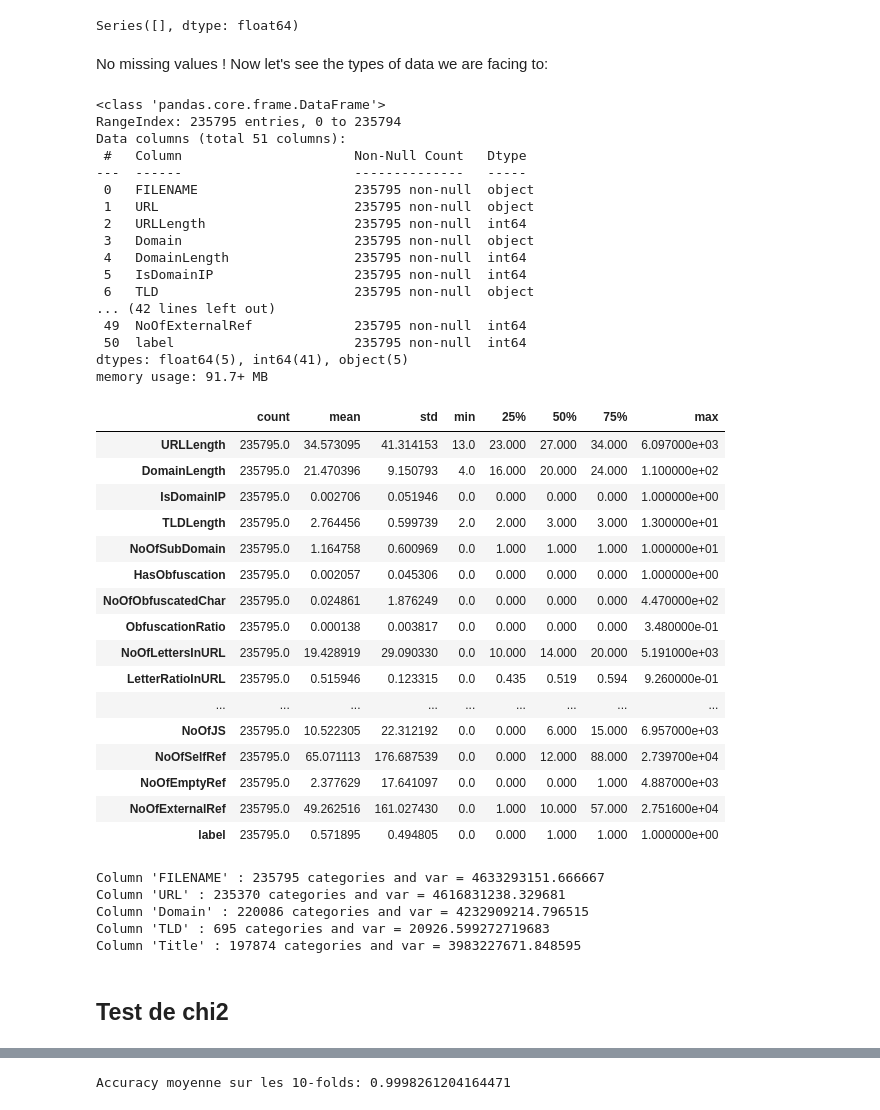
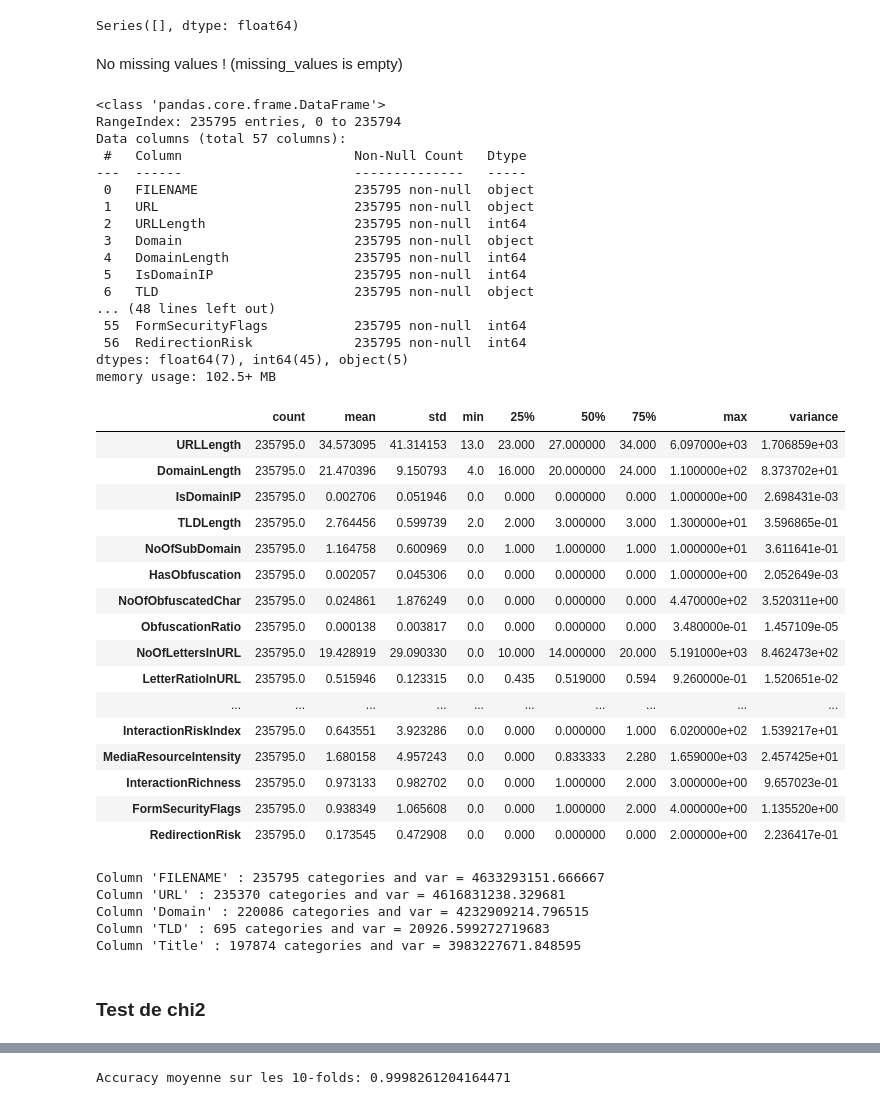
Before and after one commit to mathildadmbl/challenge2, a Jupyter notebook: challenge_2.ipynb, the cells around one changed output, grey strips where cells are left out. Cells and saved outputs as stored; diff of their text form; code cells hidden in the pictures.

```diff
--- a/challenge_2.ipynb
+++ b/challenge_2.ipynb
@@ -29,0 +30,17 @@ Let's check if there are some missing values:
+# %%
+# A high intensity of obfuscated character could be suspicious
+df['ObfuscationIntensity'] = df['NoOfObfuscatedChar'] / df['DomainLength']
+
+# Many interactions on a web page could be suspicious
+# Phising web sites could use pop ups and hidden fields to trap the victimes
+df['InteractionRiskIndex'] = df['NoOfPopup'] + df['HasExternalFormSubmit'] + df['HasHiddenFields']
+
+# A high media resource intensity could show a well developed and professional website
+df['MediaResourceIntensity'] = (df['NoOfImage'] + df['NoOfCSS'] + df['NoOfJS']) / df['URLLength']
+
+# Hackers use interaction tools to collect sensitive informations
+df['InteractionRichness'] = df['HasSubmitButton'] + df['HasPasswordField'] + df['HasSocialNet']
+df['FormSecurityFlags'] = df['HasSubmitButton'] + df['HasPasswordField'] + df['HasExternalFormSubmit'] + df['HasHiddenFields']
+
+# Hackers use redirection to trap people
+df['RedirectionRisk'] = df['NoOfURLRedirect'] + df['NoOfSelfRedirect']
@@ -32,14 +51,14 @@ missing_values = df.isnull().mean()
 print(missing_values[missing_values>0])
 # %% [output]
 Series([], dtype: float64)
-# %% [markdown]
-No missing values ! Now let's see the types of data we are facing to:
+# %% [markdown]
+No missing values ! (missing_values is empty)
 # %%
 df.info()
 # %% [output]
 <class 'pandas.core.frame.DataFrame'>
 RangeIndex: 235795 entries, 0 to 235794
-Data columns (total 51 columns):
+Data columns (total 57 columns):
  #   Column                      Non-Null Count   Dtype
 ---  ------                      --------------   -----
  0   FILENAME                    235795 non-null  object
@@ -49,31 +68,34 @@ Data columns (total 51 columns):
  4   DomainLength                235795 non-null  int64
  5   IsDomainIP                  235795 non-null  int64
  6   TLD                         235795 non-null  object
-... (42 lines left out)
- 49  NoOfExternalRef             235795 non-null  int64
- 50  label                       235795 non-null  int64
-dtypes: float64(5), int64(41), object(5)
-memory usage: 91.7+ MB
+... (48 lines left out)
+ 55  FormSecurityFlags           235795 non-null  int64
+ 56  RedirectionRisk             235795 non-null  int64
+dtypes: float64(7), int64(45), object(5)
+memory usage: 102.5+ MB
-# %%
-df.describe().T
-# %% [output]
-|  | count | mean | std | min | 25% | 50% | 75% | max |
-| URLLength | 235795.0 | 34.573095 | 41.314153 | 13.0 | 23.000 | 27.000 | 34.000 | 6.097000e+03 |
-| DomainLength | 235795.0 | 21.470396 | 9.150793 | 4.0 | 16.000 | 20.000 | 24.000 | 1.100000e+02 |
-| IsDomainIP | 235795.0 | 0.002706 | 0.051946 | 0.0 | 0.000 | 0.000 | 0.000 | 1.000000e+00 |
-| TLDLength | 235795.0 | 2.764456 | 0.599739 | 2.0 | 2.000 | 3.000 | 3.000 | 1.300000e+01 |
-| NoOfSubDomain | 235795.0 | 1.164758 | 0.600969 | 0.0 | 1.000 | 1.000 | 1.000 | 1.000000e+01 |
-| HasObfuscation | 235795.0 | 0.002057 | 0.045306 | 0.0 | 0.000 | 0.000 | 0.000 | 1.000000e+00 |
-| NoOfObfuscatedChar | 235795.0 | 0.024861 | 1.876249 | 0.0 | 0.000 | 0.000 | 0.000 | 4.470000e+02 |
-| ObfuscationRatio | 235795.0 | 0.000138 | 0.003817 | 0.0 | 0.000 | 0.000 | 0.000 | 3.480000e-01 |
-| NoOfLettersInURL | 235795.0 | 19.428919 | 29.090330 | 0.0 | 10.000 | 14.000 | 20.000 | 5.191000e+03 |
-| LetterRatioInURL | 235795.0 | 0.515946 | 0.123315 | 0.0 | 0.435 | 0.519 | 0.594 | 9.260000e-01 |
-| ... | ... | ... | ... | ... | ... | ... | ... | ... |
-| NoOfJS | 235795.0 | 10.522305 | 22.312192 | 0.0 | 0.000 | 6.000 | 15.000 | 6.957000e+03 |
-| NoOfSelfRef | 235795.0 | 65.071113 | 176.687539 | 0.0 | 0.000 | 12.000 | 88.000 | 2.739700e+04 |
-| NoOfEmptyRef | 235795.0 | 2.377629 | 17.641097 | 0.0 | 0.000 | 0.000 | 1.000 | 4.887000e+03 |
-| NoOfExternalRef | 235795.0 | 49.262516 | 161.027430 | 0.0 | 1.000 | 10.000 | 57.000 | 2.751600e+04 |
-| label | 235795.0 | 0.571895 | 0.494805 | 0.0 | 0.000 | 1.000 | 1.000 | 1.000000e+00 |
+# %%
+stats = df.describe()
+variances = df.select_dtypes(exclude='object').var()
+stats.loc['variance'] = variances
+stats.T
+# %% [output]
+|  | count | mean | std | min | 25% | 50% | 75% | max | variance |
+| URLLength | 235795.0 | 34.573095 | 41.314153 | 13.0 | 23.000 | 27.000000 | 34.000 | 6.097000e+03 | 1.706859e+03 |
+| DomainLength | 235795.0 | 21.470396 | 9.150793 | 4.0 | 16.000 | 20.000000 | 24.000 | 1.100000e+02 | 8.373702e+01 |
+| IsDomainIP | 235795.0 | 0.002706 | 0.051946 | 0.0 | 0.000 | 0.000000 | 0.000 | 1.000000e+00 | 2.698431e-03 |
+| TLDLength | 235795.0 | 2.764456 | 0.599739 | 2.0 | 2.000 | 3.000000 | 3.000 | 1.300000e+01 | 3.596865e-01 |
+| NoOfSubDomain | 235795.0 | 1.164758 | 0.600969 | 0.0 | 1.000 | 1.000000 | 1.000 | 1.000000e+01 | 3.611641e-01 |
+| HasObfuscation | 235795.0 | 0.002057 | 0.045306 | 0.0 | 0.000 | 0.000000 | 0.000 | 1.000000e+00 | 2.052649e-03 |
+| NoOfObfuscatedChar | 235795.0 | 0.024861 | 1.876249 | 0.0 | 0.000 | 0.000000 | 0.000 | 4.470000e+02 | 3.520311e+00 |
+| ObfuscationRatio | 235795.0 | 0.000138 | 0.003817 | 0.0 | 0.000 | 0.000000 | 0.000 | 3.480000e-01 | 1.457109e-05 |
+| NoOfLettersInURL | 235795.0 | 19.428919 | 29.090330 | 0.0 | 10.000 | 14.000000 | 20.000 | 5.191000e+03 | 8.462473e+02 |
+| LetterRatioInURL | 235795.0 | 0.515946 | 0.123315 | 0.0 | 0.435 | 0.519000 | 0.594 | 9.260000e-01 | 1.520651e-02 |
+| ... | ... | ... | ... | ... | ... | ... | ... | ... | ... |
+| InteractionRiskIndex | 235795.0 | 0.643551 | 3.923286 | 0.0 | 0.000 | 0.000000 | 1.000 | 6.020000e+02 | 1.539217e+01 |
+| MediaResourceIntensity | 235795.0 | 1.680158 | 4.957243 | 0.0 | 0.000 | 0.833333 | 2.280 | 1.659000e+03 | 2.457425e+01 |
+| InteractionRichness | 235795.0 | 0.973133 | 0.982702 | 0.0 | 0.000 | 1.000000 | 2.000 | 3.000000e+00 | 9.657023e-01 |
+| FormSecurityFlags | 235795.0 | 0.938349 | 1.065608 | 0.0 | 0.000 | 1.000000 | 2.000 | 4.000000e+00 | 1.135520e+00 |
+| RedirectionRisk | 235795.0 | 0.173545 | 0.472908 | 0.0 | 0.000 | 0.000000 | 0.000 | 2.000000e+00 | 2.236417e-01 |
 # %%
 categories = {}
 var = {}
@@ -94,7 +116,7 @@ Column 'Domain' : 220086 categories and var = 4232909214.796515
 Column 'TLD' : 695 categories and var = 20926.599272719683
 Column 'Title' : 197874 categories and var = 3983227671.848595
 # %% [markdown]
-## Test de chi2
+### Test de chi2
 # %%
 from scipy.stats import chi2_contingency
 
```
Also changed, not shown: parts of 7 cells of this notebook.
